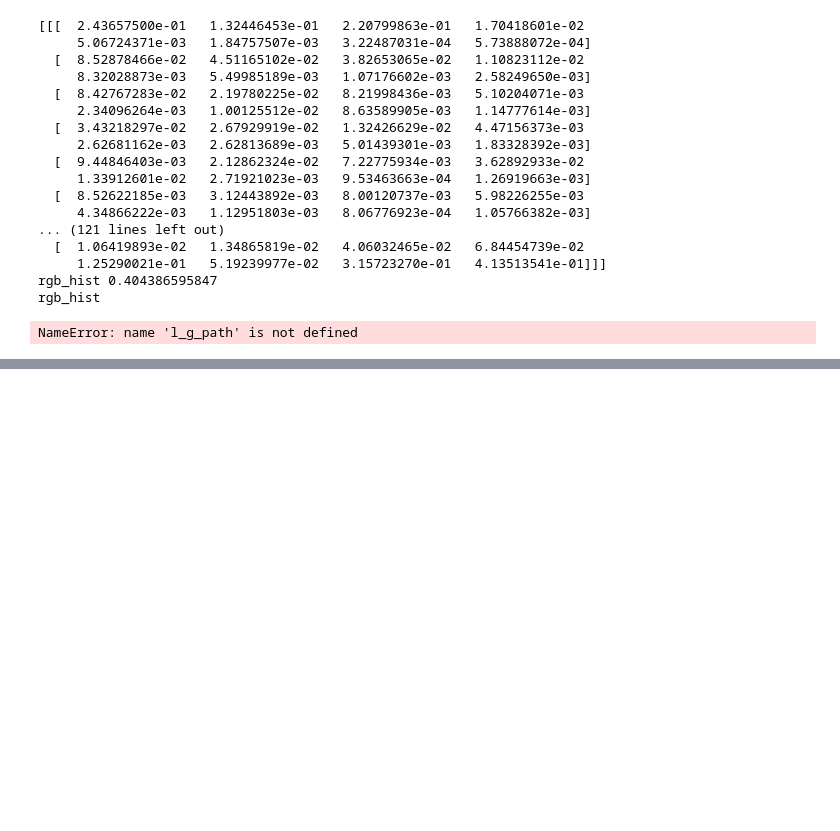
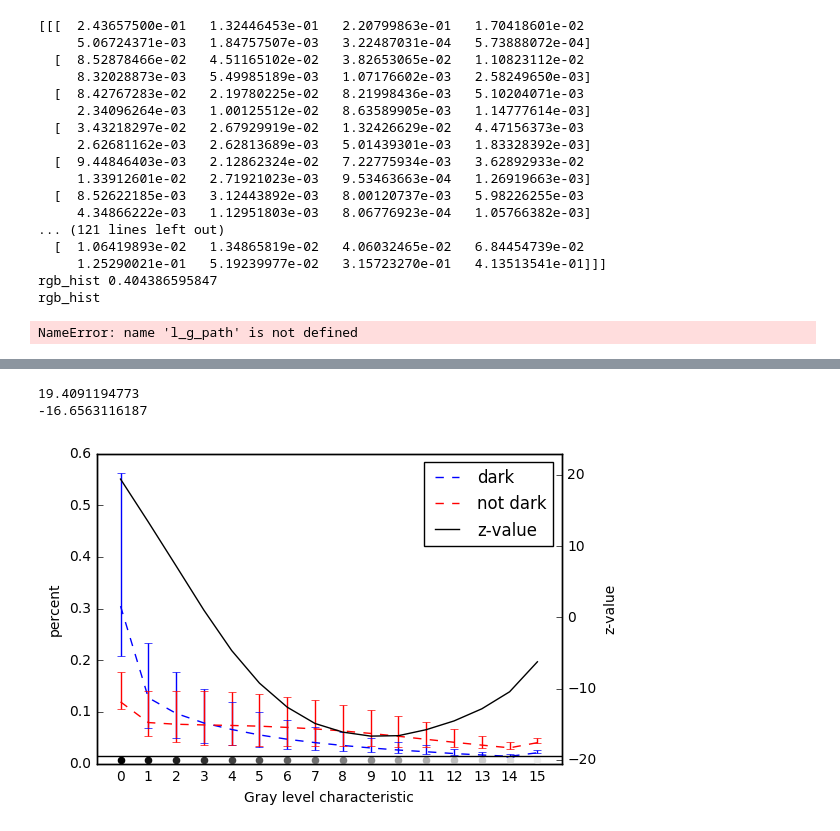
Before and after one commit to GrimReaperSam/SILE, a Jupyter notebook: Segmentation.ipynb, the cells around one changed output, grey strips where cells are left out. Drawn from its saved outputs; the diff is of its cells as text; code cells hidden in the pictures; blank space fills up the shorter version.

```diff
--- a/Segmentation.ipynb
+++ b/Segmentation.ipynb
@@ -194,0 +227,37 @@ NameError: name 'l_g_path' is not defined
+# %%
+dark_z = 'z-values/dark.pkl'
+z_d = pickle.load(open(dark_z, 'rb'))
+
+gd = z_d.descriptors['gray_hist']
+plt.xlim([-0.5, 15.5])
+plt.xlabel('Gray level characteristic')
+plt.xticks(np.arange(16))
+plt.tick_params(axis='x', which='both', length=0)
+
+ax = plt.gca()
+ax.errorbar(np.arange(16), gd.mean, yerr=[gd.quantiles[1], gd.quantiles[2]], label='dark', ls='--')
+ax.errorbar(np.arange(16), gd.nmean, yerr=[gd.nquantiles[1], gd.nquantiles[2]], label='not dark', ls='--', color='red')
+ax.set_ylabel('percent')
+
+ax_z = ax.twinx()
+lns2 = ax_z.plot(gd.descriptor, label='z-value', color='black')
+ax_z.axhline(-19.5, color='black')
+ax_z.set_ylim([-20.5, 23])
+ax_z.set_ylabel('z-value')
+
+for i in range(16):
+    ax_z.scatter(i, -20.0, color=np.array([1, 1, 1]) * i / 16.0)
+
+h1, l1 = ax.get_legend_handles_labels()
+h1 = [h[0] for h in h1]
+h2, l2 = ax_z.get_legend_handles_labels()
+ax.legend(h1+h2, l1+l2)
+
+plt.savefig('dark-z-value.jpg')
+
+print(gd.descriptor.max())
+print(gd.descriptor.min())
+# %% [output]
+19.4091194773
+-16.6563116187
+[figure, added]
```
Also changed, not shown: parts of 9 cells of this notebook, 4 other files.
